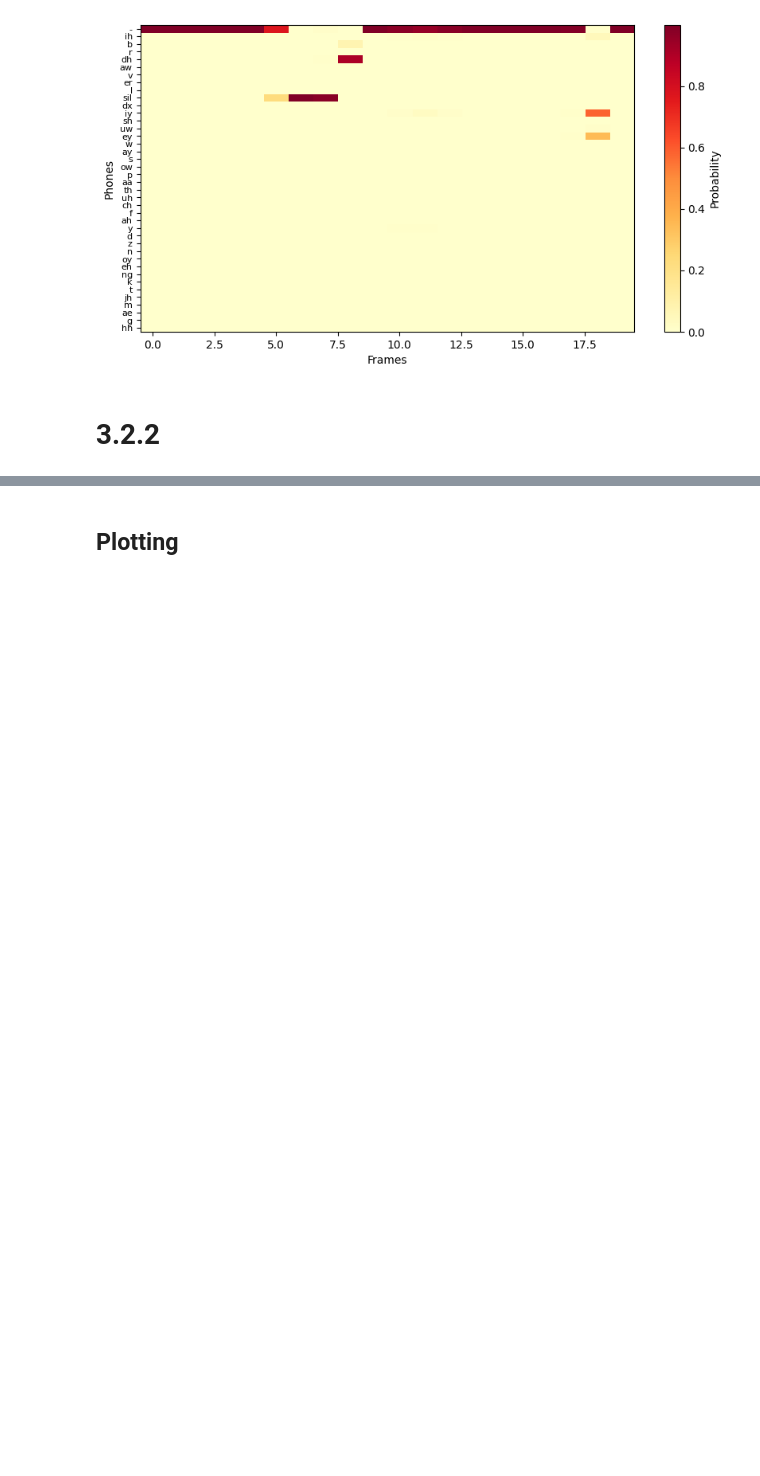
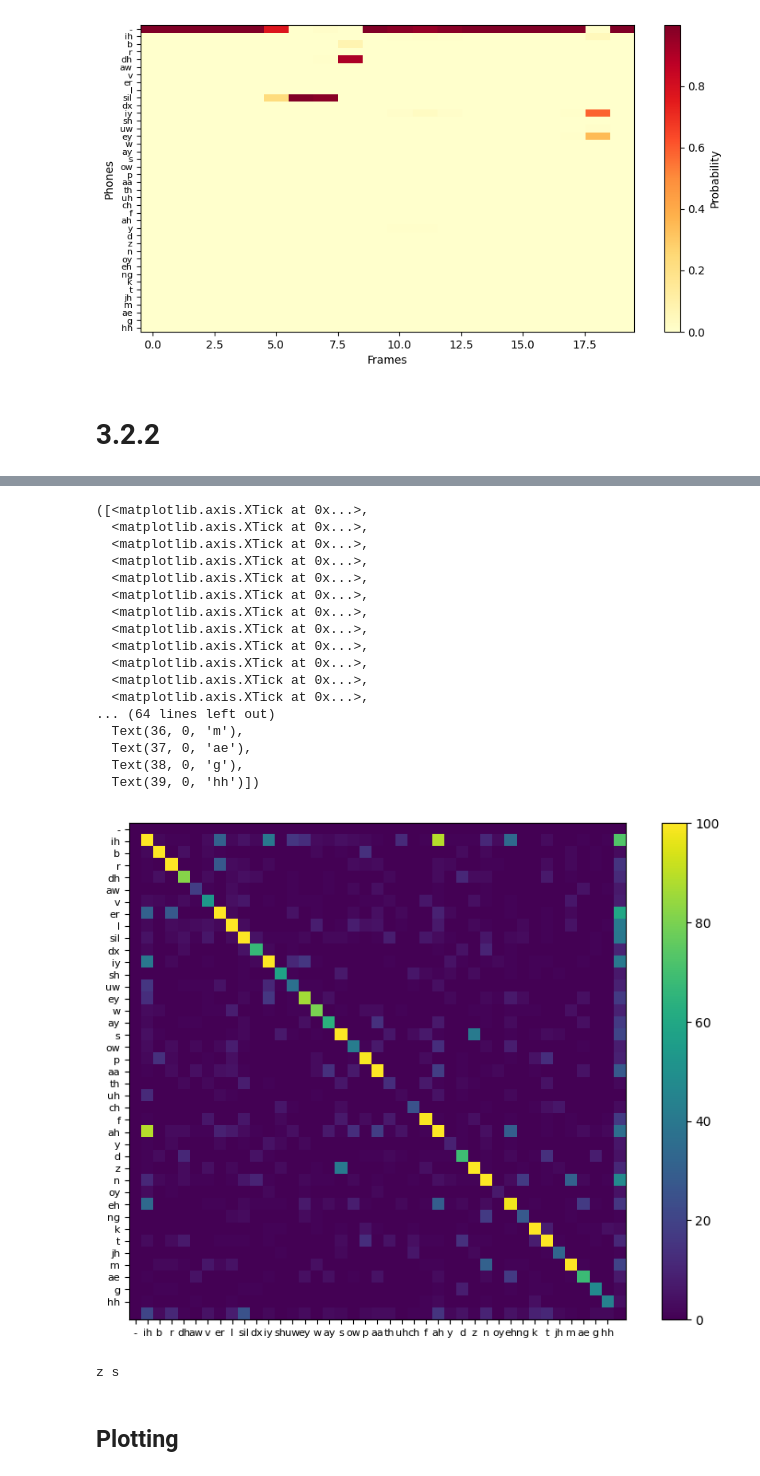
Before and after one commit to ElijahGut/mlmi2, a Jupyter notebook: MLMI2_Lab.ipynb, the cells around one changed output, grey strips where cells are left out. Cells and saved outputs as stored; diff of their text form; code cells hidden in the pictures; blank space fills up the shorter version.

```diff
--- a/MLMI2_Lab.ipynb
+++ b/MLMI2_Lab.ipynb
@@ -269,0 +300,33 @@ def decode(model, args, json_file, char=False):
+# %%
+# decode script - confusion
+
+from jiwer import compute_measures, cer
+import torch
+
+from dataloader import get_dataloader
+from utils import concat_inputs
+
+def decode(model, args, json_file, char=False):
+    idx2grapheme = {y: x for x, y in args.vocab.items()}
+    test_loader = get_dataloader(json_file, 1, False)
+    stats = [0., 0., 0., 0.]
+    predictions = []
+    ground_truth = []
+    for data in test_loader:
+        inputs, in_lens, trans, _ = data
+        ground_truth.append(trans[0].split())
+        inputs = inputs.to(args.device)
+        in_lens = in_lens.to(args.device)
+        inputs, in_lens = concat_inputs(inputs, in_lens, factor=args.concat)
+        with torch.no_grad():
+            outputs = torch.nn.functional.softmax(model(inputs), dim=-1)
+            outputs = torch.argmax(outputs, dim=-1).transpose(0, 1)
+        outputs = [[idx2grapheme[i] for i in j] for j in outputs.tolist()]
+        outputs = [[v for i, v in enumerate(j) if i == 0 or v != j[i - 1]] for j in outputs]
+        outputs = [list(filter(lambda elem: elem != "_", i)) for i in outputs]
+#         outputs = [" ".join(i) for i in outputs]
+        predictions.append(outputs[0])
+
+    return predictions, ground_truth
+# %%
+predictions, ground_truth = decode(model, args, args.test_json)
@@ -269,0 +382,4 @@ def decode(model, args, json_file, char=False):
+# %%
+# compute confusion matrix
+C = compute_confusion(predictions,ground_truth)
+C
@@ -270,3 +394,34 @@ def decode(model, args, json_file, char=False):
+# %%
+import matplotlib.pyplot as plt
+plt.figure(figsize=(10,7))
+plt.imshow(C)
+plt.colorbar()
+tick_labels = ['-'] + list(args.vocab.keys())[1:]
+plt.yticks(np.arange(len(args.vocab)), tick_labels, fontsize=8)
+plt.xticks(np.arange(len(args.vocab)), tick_labels, fontsize=8)
+# %% [output]
+([<matplotlib.axis.XTick at 0x...>,
+  <matplotlib.axis.XTick at 0x...>,
+  <matplotlib.axis.XTick at 0x...>,
+  <matplotlib.axis.XTick at 0x...>,
+  <matplotlib.axis.XTick at 0x...>,
+  <matplotlib.axis.XTick at 0x...>,
+  <matplotlib.axis.XTick at 0x...>,
+  <matplotlib.axis.XTick at 0x...>,
+  <matplotlib.axis.XTick at 0x...>,
+  <matplotlib.axis.XTick at 0x...>,
+  <matplotlib.axis.XTick at 0x...>,
+  <matplotlib.axis.XTick at 0x...>,
+... (64 lines left out)
+  Text(36, 0, 'm'),
+  Text(37, 0, 'ae'),
+  Text(38, 0, 'g'),
+  Text(39, 0, 'hh')])
+[figure, added]
+# %%
+print(vocab[28], vocab[17])
+# %% [output]
+z s
 # %% [markdown]
 ## Plotting
 # %%
```
Also changed, not shown: parts of 14 cells of this notebook, 13 other files.
